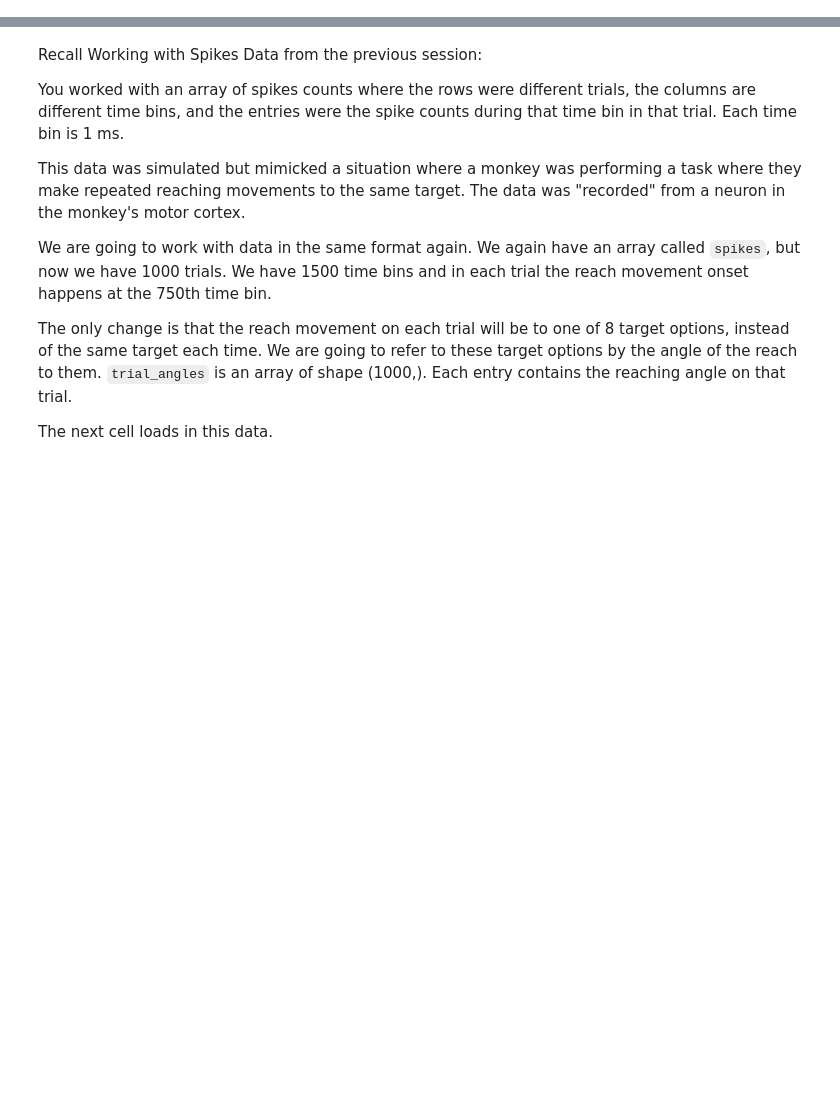
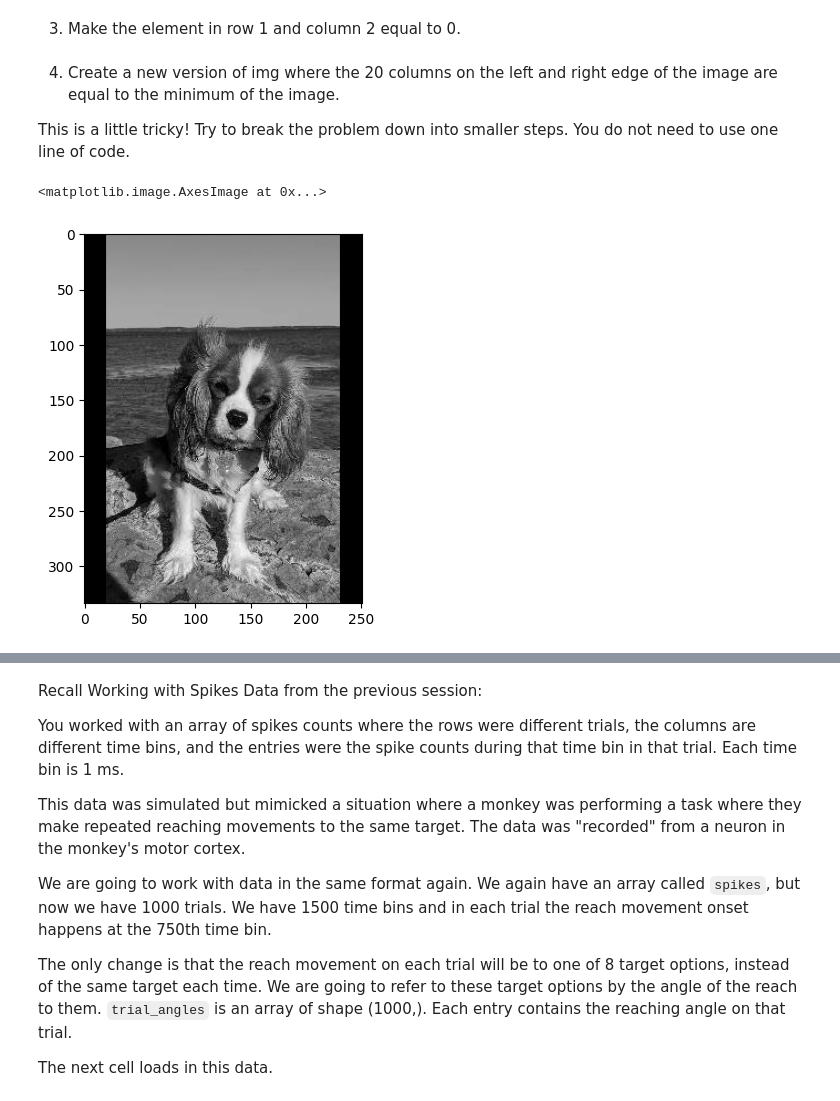
Before and after one commit to ebatty/CodingBootcamp, a Jupyter notebook: content/Session2_Exercises_Solutions.ipynb, the cells around one changed output, grey strips where cells are left out. Drawn from its saved outputs; the diff is of its cells as text; code cells hidden in the pictures; blank space fills up the shorter version.

```diff
--- a/content/Session2_Exercises_Solutions.ipynb
+++ b/content/Session2_Exercises_Solutions.ipynb
@@ -4,0 +15,11 @@
+# %%
+# weird code you can ignore for now
+
+import requests
+import io
+import matplotlib.pyplot as plt
+import numpy as np
+
+r = requests.get('https://osf.io/35azg/download')
+
+img = plt.imread(io.BytesIO(r.content), format = 'jpg')
@@ -4,0 +51,2 @@
+# %% [markdown]
+3. Make the element in row 1 and column 2 equal to 0.
@@ -4,0 +58,15 @@
+# %% [markdown]
+4. Create a new version of img where the 20 columns on the left and right edge of the image are equal to the minimum of the image.
+
+This is a little tricky! Try to break the problem down into smaller steps. You do not need to use one line of code.
+# %%
+# First let's copy the image so we don't overwrite our original image
+new_img = img.copy()
+
+new_img[:, :20] = np.min(img)
+new_img[:, -20:] = np.min(img)
+
+plt.imshow(new_img, cmap = 'gray')
+# %% [output]
+<matplotlib.image.AxesImage at 0x...>
+[figure, added]
```
Also changed, not shown: parts of 62 cells of this notebook.
